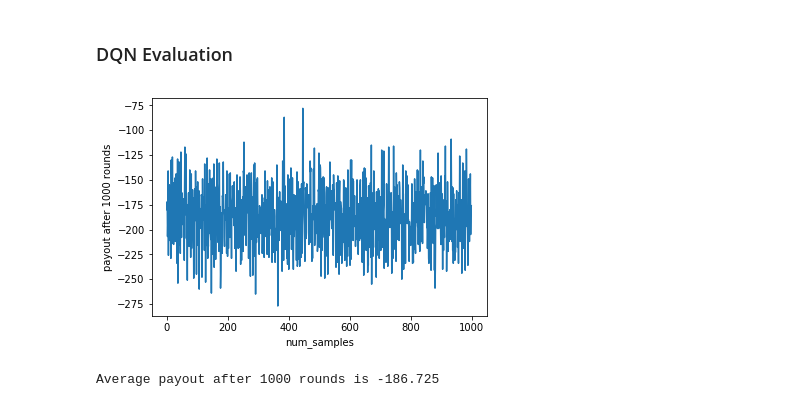
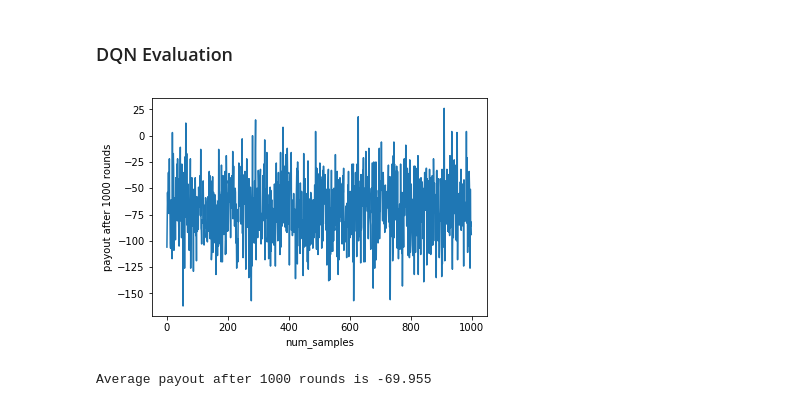
Before and after one commit to jc2554/cs6700_project, a Jupyter notebook: cs6700_blackjack.ipynb, the cells around one changed output. Drawn from its saved outputs; the diff is of its cells as text; code cells hidden in the pictures.

```diff
--- a/cs6700_blackjack.ipynb
+++ b/cs6700_blackjack.ipynb
@@ -64,7 +64,7 @@ class DQN:
         model = Sequential()
         model.add(Dense(24, input_dim=self.state_size, activation='relu'))
         model.add(Dense(24, activation='relu'))
-        model.add(Dense(self.action_size, activation='softmax'))
+        model.add(Dense(2, activation='softmax'))
         model.compile(loss='binary_crossentropy',
                       optimizer=Adam(lr=self.learning_rate))
         return model
@@ -74,7 +74,7 @@ class DQN:
 
     def act(self, state):
         if np.random.rand() <= self.exploration_rate:
-            return random.randrange(self.action_size)
+            return random.randrange(2)
         return np.argmax(self.model.predict(state)[0])
 
     def replay(self, batch_size):
@@ -85,7 +85,7 @@ class DQN:
                 tgt = (reward + self.discount_rate * np.amax(self.model.predict(nxt_state)[0]))
             tgt_fwd = self.model.predict(state)
             tgt_fwd[0][action] = tgt
-            self.model.fit(state, tgt_fwd, epochs=1)
+            self.model.fit(state, tgt_fwd, epochs=1, verbose=0)
         if self.exploration_rate > self.expRate_min:
             self.exploration_rate *= self.expRate_decay
 # %% [output]
@@ -135,32 +135,34 @@ import gym
 import matplotlib.pyplot as plt
 
 env = gym.make('Blackjack-v0')
 env.reset()
 state = np.reshape(env.reset(), [1, 3])
 num_rounds = 1000 # Payout calculated over num_rounds
 num_samples = 1000 # num_rounds simulated over num_samples
 
 average_payouts = []
 
 for sample in tqdm(range(num_samples)):
     round = 1
     total_payout = 0 # to store total payout over 'num_rounds'
 
     while round <= num_rounds:
         action = agent.act(state)
         obs, payout, is_done, _ = env.step(action)
         total_payout += payout
+        state = np.reshape(obs, [1, 3])
         if is_done:
             env.reset()
+            state = np.reshape(env.reset(), [1, 3])
             round += 1
     average_payouts.append(total_payout)
 
 fig = plt.figure()
 plt.plot(average_payouts)
 plt.xlabel('num_samples')
 plt.ylabel('payout after 1000 rounds')
 plt.show()
 print ("Average payout after {} rounds is {}".format(num_rounds, sum(average_payouts)/num_samples))
 # %% [output]
-[figure, old version]
+[figure, new version]
-Average payout after 1000 rounds is -186.725
+Average payout after 1000 rounds is -69.955
```
Also changed, not shown: parts of 1 cell of this notebook.
